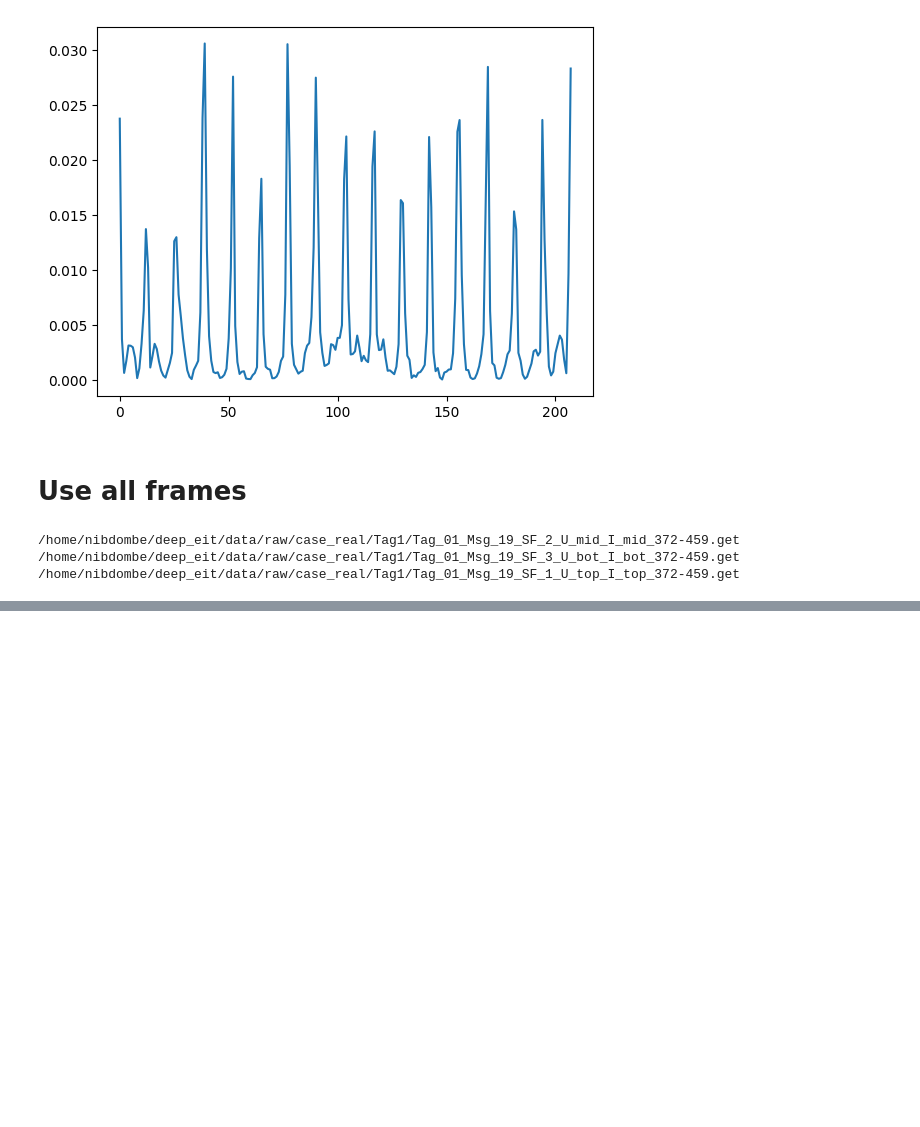
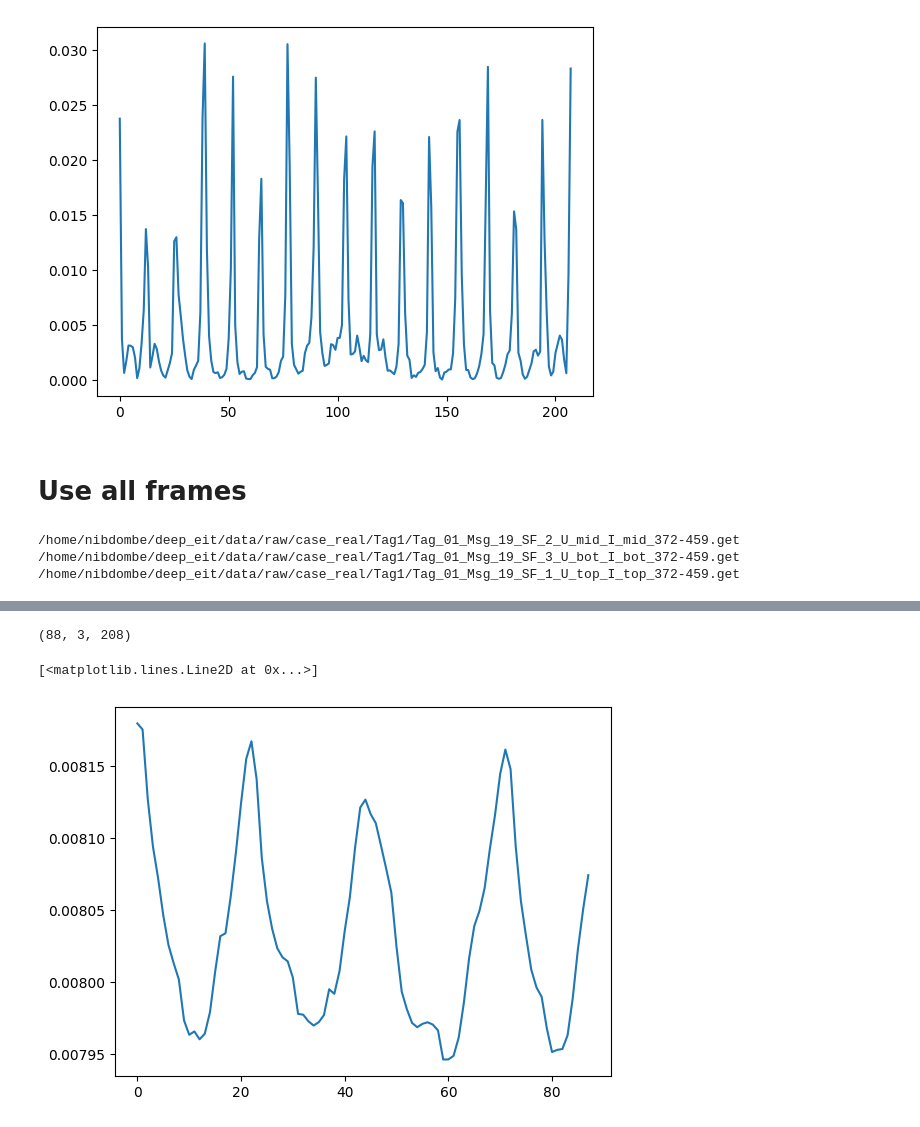
Before and after one commit to dmnk1308/RESIST, a Jupyter notebook: preprocess_real_data.ipynb, the cells around one changed output, grey strips where cells are left out. Saved outputs shown, nothing was run; the diff lists cells and outputs as text; code cells hidden in the pictures; blank space fills up the shorter version.

```diff
--- a/preprocess_real_data.ipynb
+++ b/preprocess_real_data.ipynb
@@ -112,0 +159,9 @@ imageio.mimsave('animation.gif', (rgb_image[:,:,:,:3]*255).astype(np.uint8), fps
+# %%
+data.shape
+# %% [output]
+(88, 3, 208)
+# %%
+plt.plot(mean_data_level)
+# %% [output]
+[<matplotlib.lines.Line2D at 0x...>]
+[figure, added]
```
Also changed, not shown: parts of 18 cells of this notebook, 11 other files.
